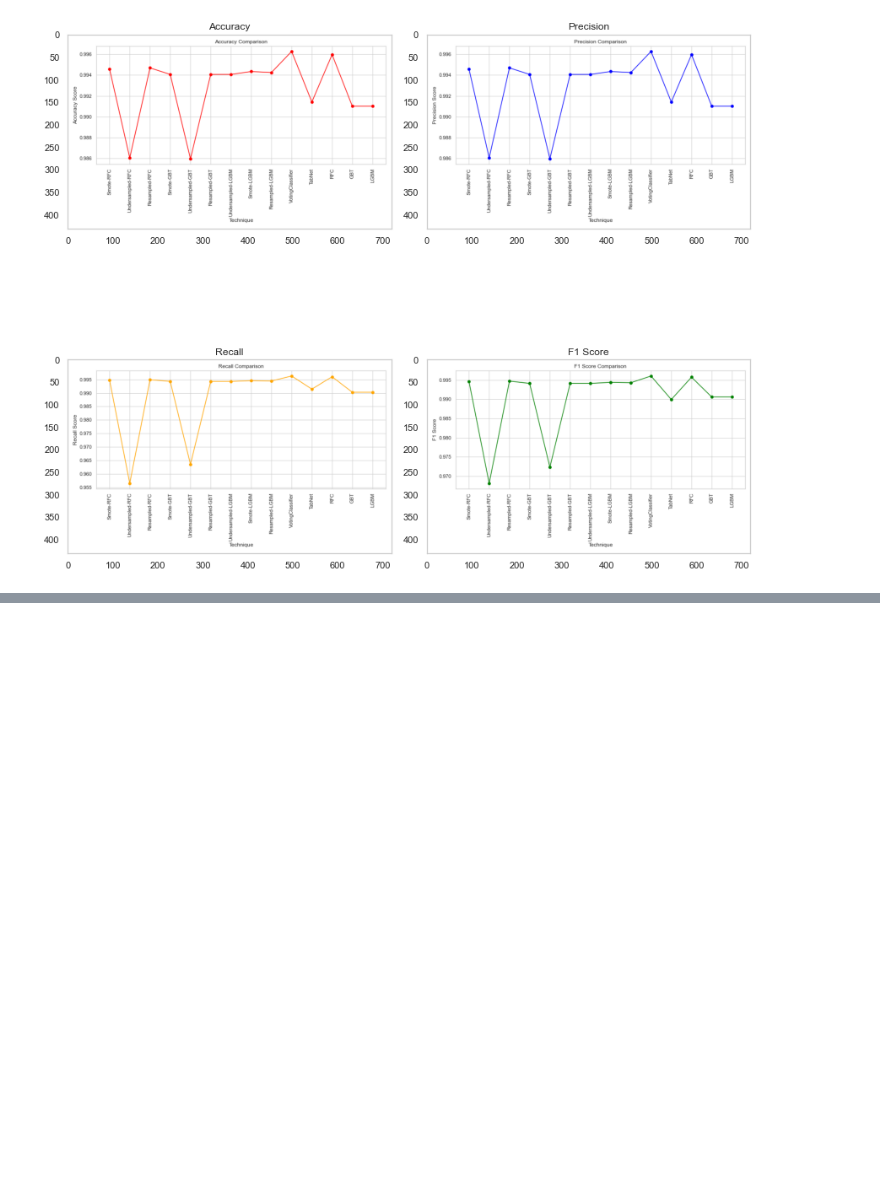
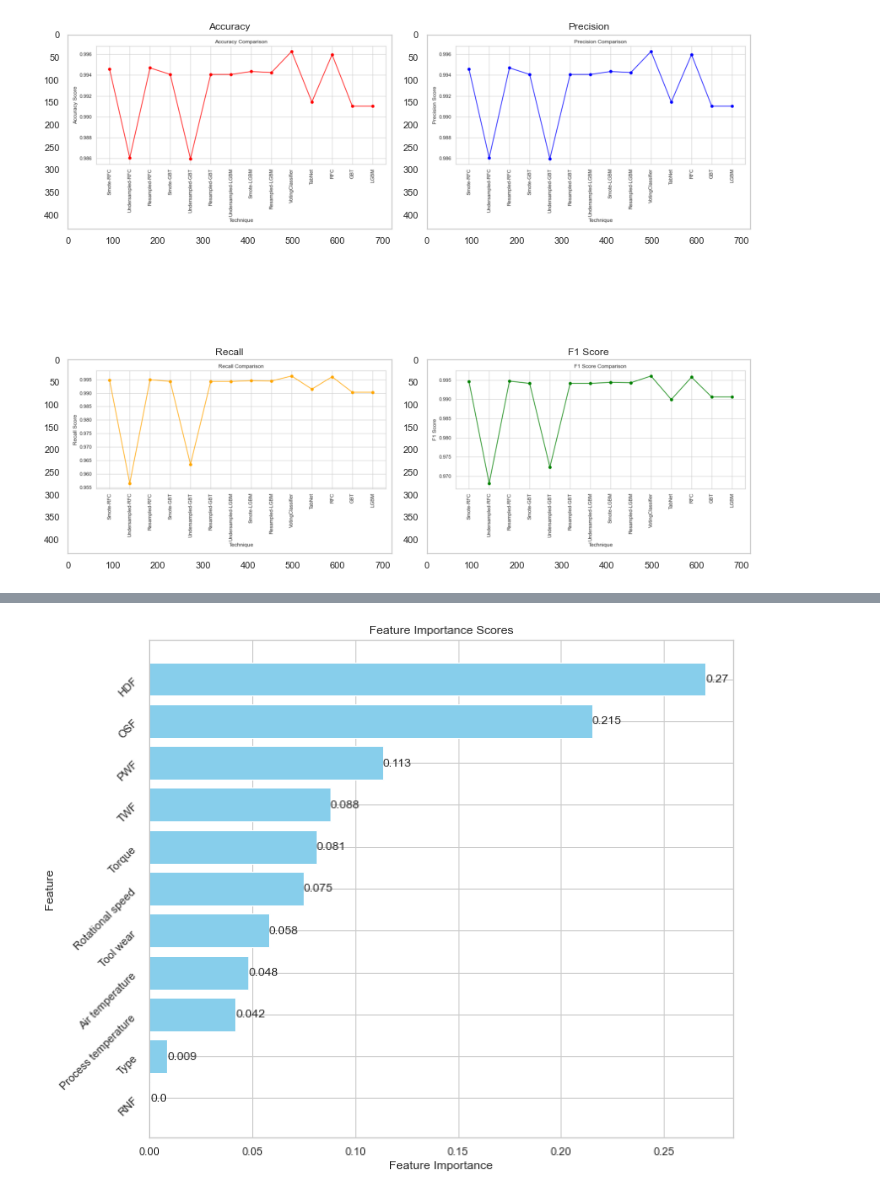
Before and after one commit to MElizondo1121/AdvML-Project, a Jupyter notebook: src/FinalPresentation.ipynb, the cells around one changed output, grey strips where cells are left out. Saved outputs shown, nothing was run; the diff lists cells and outputs as text; code cells hidden in the pictures; blank space fills up the shorter version.

```diff
--- a/src/FinalPresentation.ipynb
+++ b/src/FinalPresentation.ipynb
@@ -128,0 +134,15 @@ plt.show()
+# %%
+X_train = train.drop(['Machine failure'], axis=1)
+y_train =train['Machine failure'].values
+X_test = test
+
+rf = RandomForestClassifier(n_estimators=51)
+model = rf.fit(X_train, y_train)
+feature_importance = model.feature_importances_
+non_zero_indices = feature_importance != 0.0
+feature_index = np.arange(len(feature_importance))[non_zero_indices]
+importance = pd.DataFrame({'feature_index': feature_index, 'feature_importance': feature_importance[non_zero_indices]})
+
+print('Train:', len(X_train))
+print('Test:', len(X_test))
+print(importance)
@@ -128,0 +166,26 @@ plt.show()
+# %%
+original_categorical_columns = ['Type', 'Air temperature ','Process temperature ',
+                                'Rotational speed ', 'TWF', 'HDF', 'PWF', 'OSF', 'RNF',
+                                'Air temperature ', 'Process temperature ', 'Rotational speed ',
+                                'Torque ', 'Tool wear ']
+aggregated_categorical_importance = {}
+for original_col in original_categorical_columns:
+    related_features = [col for col in X_train.columns if col.startswith(original_col)]
+    related_importance = importance[importance['feature_index'].isin([X_train.columns.get_loc(col) for col in related_features])]
+    aggregated_importance = related_importance['feature_importance'].sum()
+    aggregated_categorical_importance[original_col] = aggregated_importance
+aggregated_categorical_importance = {k: v for k, v in sorted(aggregated_categorical_importance.items(), key=lambda item: item[1], reverse=True)}# Plot aggregated importance for categorical variables
+plt.figure(figsize=(10, 8))
+bars = plt.barh(range(len(aggregated_categorical_importance)), list(aggregated_categorical_importance.values()), color='skyblue')
+plt.yticks(range(len(aggregated_categorical_importance)), list(aggregated_categorical_importance.keys()), rotation=45, ha='right')
+plt.xlabel('Feature Importance')
+plt.ylabel('Feature')
+plt.title('Feature Importance Scores')
+plt.gca().invert_yaxis()
+for bar, value in zip(bars, aggregated_categorical_importance.values()):
+    plt.text(bar.get_width(), bar.get_y() + bar.get_height()/2, round(value, 3), ha='left', va='center')
+plt.tight_layout()
+plt.savefig('../figs/categorical_feature_importance.png', dpi=300, bbox_inches='tight')
+plt.show()
+# %% [output]
+[figure, added]
```
Also changed, not shown: parts of 3 cells of this notebook, 3 other files.
